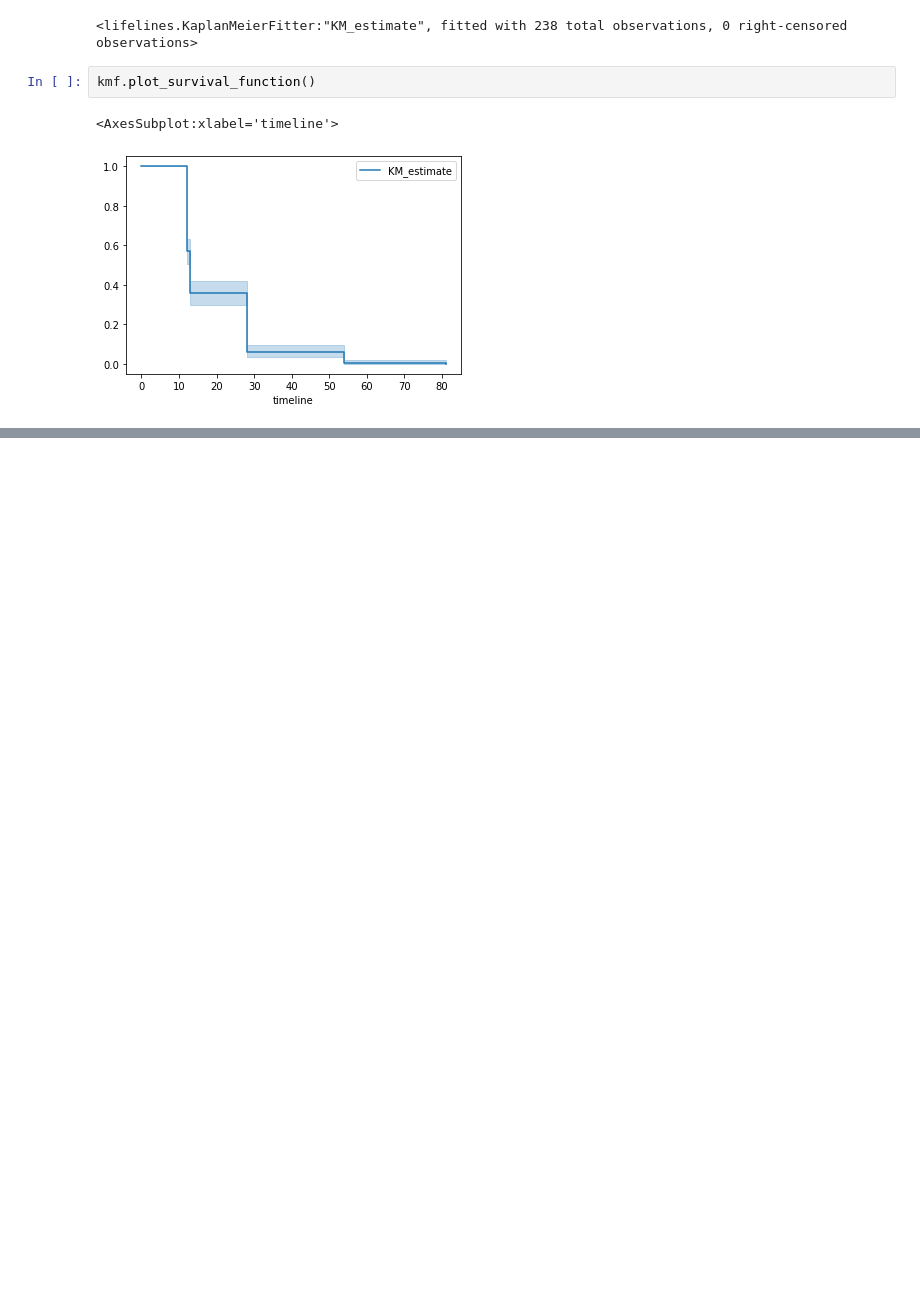
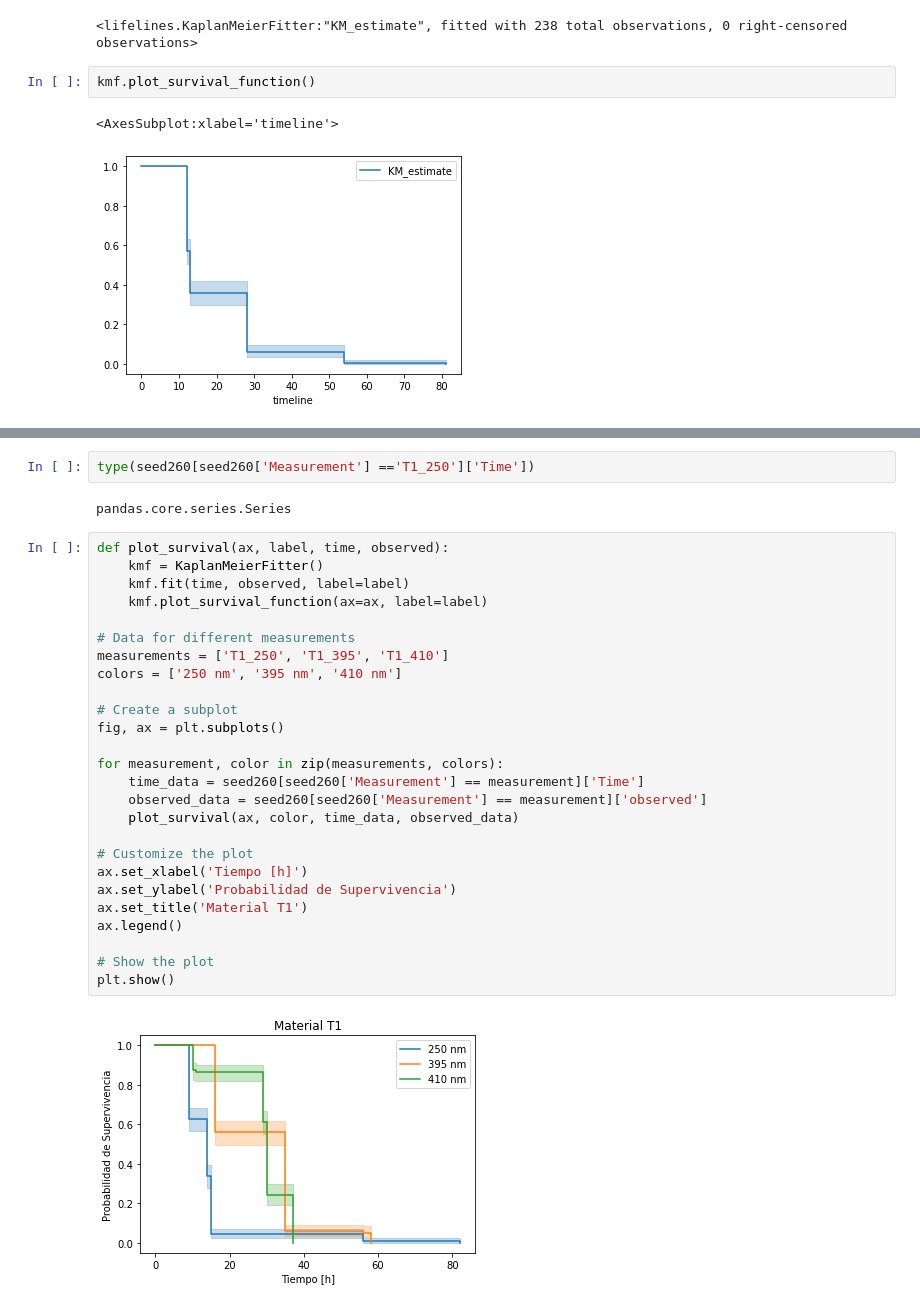
Before and after one commit to andreapy/Quinua, a Jupyter notebook: Germina.ipynb, the cells around one changed output, grey strips where cells are left out. Saved outputs shown, nothing was run; the diff lists cells and outputs as text; blank space fills up the shorter version.

```diff
--- a/Germina.ipynb
+++ b/Germina.ipynb
@@ -309,0 +362,32 @@ kmf.plot_survival_function()
+# %%
+type(seed260[seed260['Measurement'] =='T1_250']['Time'])
+# %% [output]
+pandas.core.series.Series
+# %%
+def plot_survival(ax, label, time, observed):
+    kmf = KaplanMeierFitter()
+    kmf.fit(time, observed, label=label)
+    kmf.plot_survival_function(ax=ax, label=label)
+
+# Data for different measurements
+measurements = ['T1_250', 'T1_395', 'T1_410']
+colors = ['250 nm', '395 nm', '410 nm']
+
+# Create a subplot
+fig, ax = plt.subplots()
+
+for measurement, color in zip(measurements, colors):
+    time_data = seed260[seed260['Measurement'] == measurement]['Time']
+    observed_data = seed260[seed260['Measurement'] == measurement]['observed']
+    plot_survival(ax, color, time_data, observed_data)
+
+# Customize the plot
+ax.set_xlabel('Tiempo [h]')
+ax.set_ylabel('Probabilidad de Supervivencia')
+ax.set_title('Material T1')
+ax.legend()
+
+# Show the plot
+plt.show()
+# %% [output]
+[figure, added]
```
Also changed, not shown: parts of 26 cells of this notebook.
